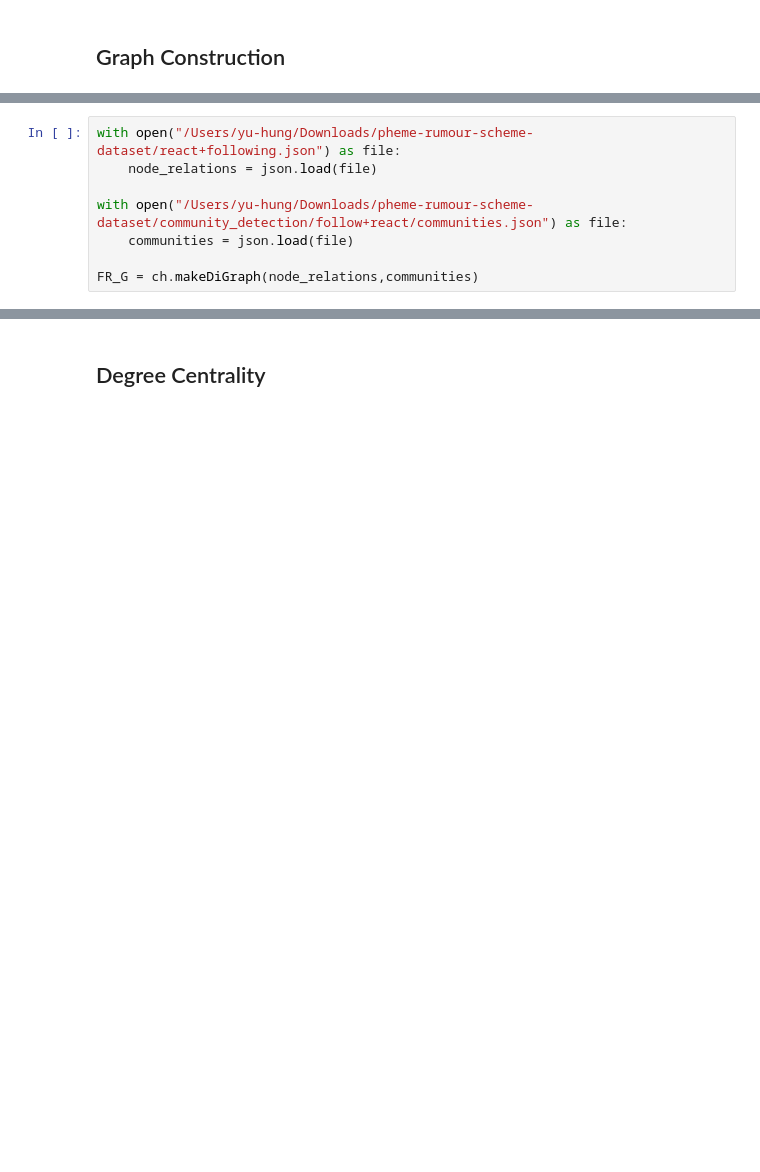
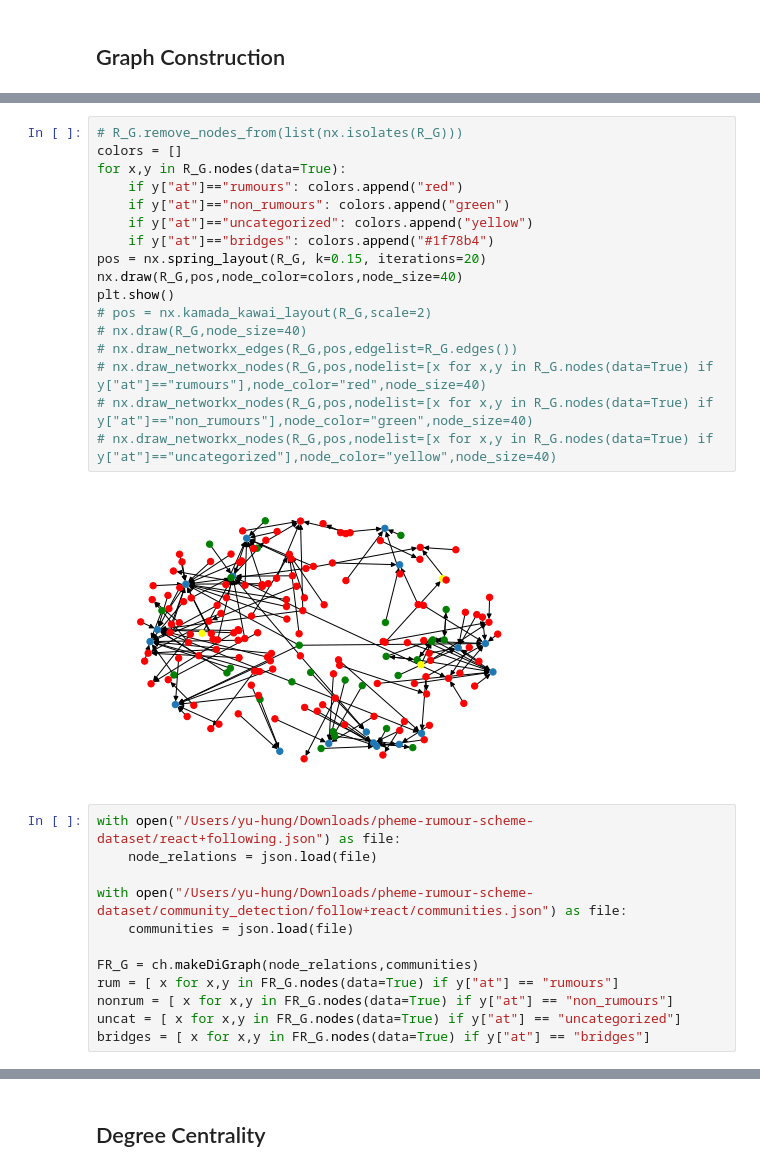
Before and after one commit to YuHung-Chiang/Network-Analysis, a Jupyter notebook: centrality/centrality.ipynb, the cells around one changed output, grey strips where cells are left out. Drawn from its saved outputs; the diff is of its cells as text; blank space fills up the shorter version.

```diff
--- a/centrality/centrality.ipynb
+++ b/centrality/centrality.ipynb
@@ -50,3 +123,22 @@ R_G = ch.makeDiGraph(node_relations,communities)
+# %%
+# R_G.remove_nodes_from(list(nx.isolates(R_G)))
+colors = []
+for x,y in R_G.nodes(data=True):
+    if y["at"]=="rumours": colors.append("red")
+    if y["at"]=="non_rumours": colors.append("green")
+    if y["at"]=="uncategorized": colors.append("yellow")
+    if y["at"]=="bridges": colors.append("#1f78b4")
+pos = nx.spring_layout(R_G, k=0.15, iterations=20)
+nx.draw(R_G,pos,node_color=colors,node_size=40)
+plt.show()
+# pos = nx.kamada_kawai_layout(R_G,scale=2)
+# nx.draw(R_G,node_size=40)
+# nx.draw_networkx_edges(R_G,pos,edgelist=R_G.edges())
+# nx.draw_networkx_nodes(R_G,pos,nodelist=[x for x,y in R_G.nodes(data=True) if y["at"]=="rumours"],node_color="red",node_size=40)
+# nx.draw_networkx_nodes(R_G,pos,nodelist=[x for x,y in R_G.nodes(data=True) if y["at"]=="non_rumours"],node_color="green",node_size=40)
+# nx.draw_networkx_nodes(R_G,pos,nodelist=[x for x,y in R_G.nodes(data=True) if y["at"]=="uncategorized"],node_color="yellow",node_size=40)
+# %% [output]
+[figure, added]
 # %%
 with open("/Users/yu-hung/Downloads/pheme-rumour-scheme-dataset/react+following.json") as file:
     node_relations = json.load(file)
@@ -55,3 +147,7 @@ with open("/Users/yu-hung/Downloads/pheme-rumour-scheme-dataset/community_detect
     communities = json.load(file)
 
 FR_G = ch.makeDiGraph(node_relations,communities)
+rum = [ x for x,y in FR_G.nodes(data=True) if y["at"] == "rumours"]
+nonrum = [ x for x,y in FR_G.nodes(data=True) if y["at"] == "non_rumours"]
+uncat = [ x for x,y in FR_G.nodes(data=True) if y["at"] == "uncategorized"]
+bridges = [ x for x,y in FR_G.nodes(data=True) if y["at"] == "bridges"]
```
Also changed, not shown: parts of 15 cells of this notebook, 19 other files.
